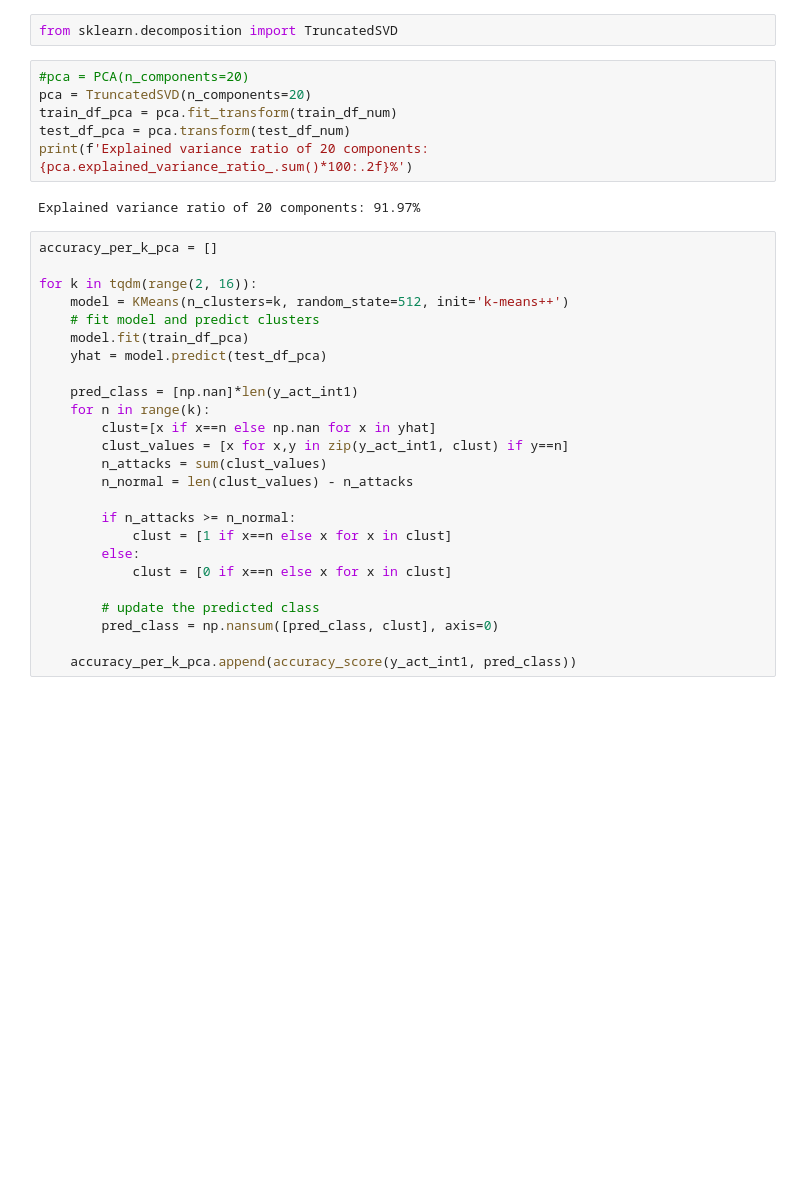
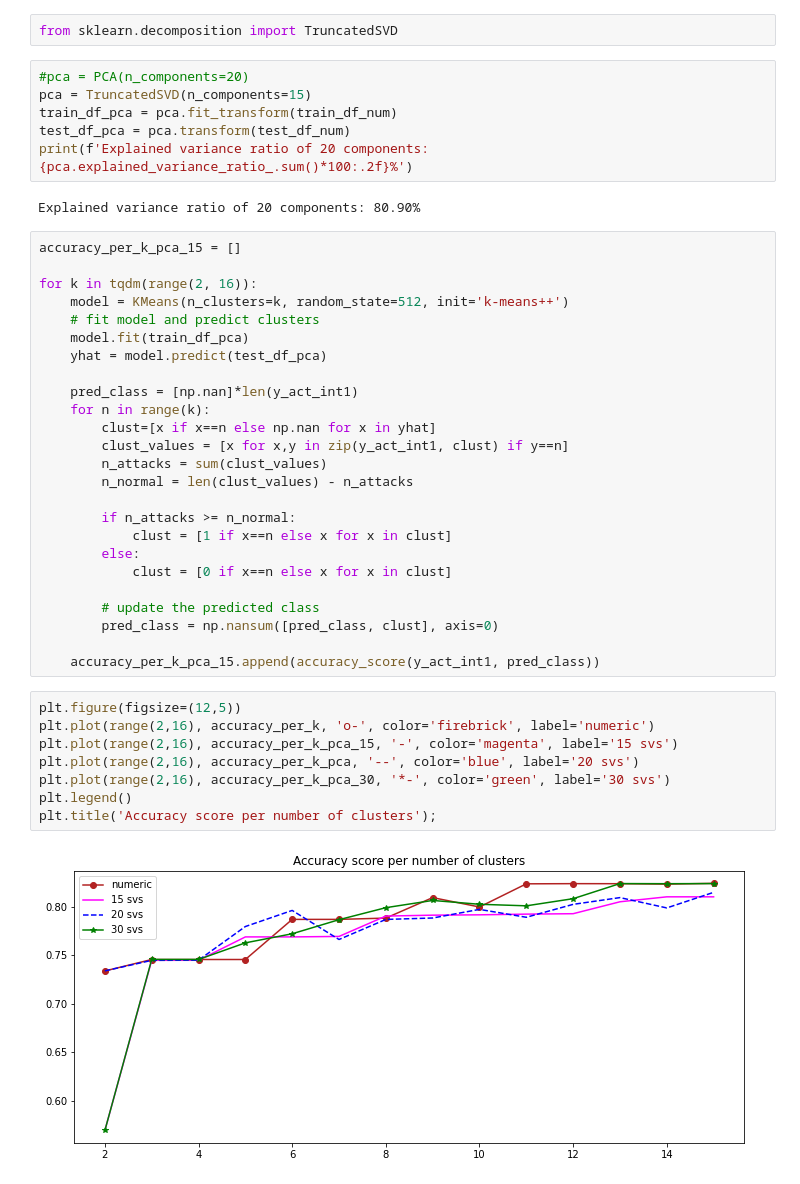
Before and after one commit to foukonana/MSc_MachineLearning_Asgmts, a Jupyter notebook: Assignments/Final/intrusion_detection.ipynb, the cells around one changed output. Saved outputs shown, nothing was run; the diff lists cells and outputs as text; blank space fills up the shorter version.

```diff
--- a/Assignments/Final/intrusion_detection.ipynb
+++ b/Assignments/Final/intrusion_detection.ipynb
@@ -178,14 +178,14 @@ plt.title('Accuracy score per number of clusters');
 from sklearn.decomposition import TruncatedSVD
 # %%
 #pca = PCA(n_components=20)
-pca = TruncatedSVD(n_components=20)
+pca = TruncatedSVD(n_components=15)
 train_df_pca = pca.fit_transform(train_df_num)
 test_df_pca = pca.transform(test_df_num)
 print(f'Explained variance ratio of 20 components: {pca.explained_variance_ratio_.sum()*100:.2f}%')
 # %% [output]
-Explained variance ratio of 20 components: 91.97%
+Explained variance ratio of 20 components: 80.90%
 # %%
-accuracy_per_k_pca = []
+accuracy_per_k_pca_15 = []
 
 for k in tqdm(range(2, 16)):
     model = KMeans(n_clusters=k, random_state=512, init='k-means++')
@@ -208,4 +208,14 @@ for k in tqdm(range(2, 16)):
         # update the predicted class
         pred_class = np.nansum([pred_class, clust], axis=0)
 
-    accuracy_per_k_pca.append(accuracy_score(y_act_int1, pred_class))
+    accuracy_per_k_pca_15.append(accuracy_score(y_act_int1, pred_class))
+# %%
+plt.figure(figsize=(12,5))
+plt.plot(range(2,16), accuracy_per_k, 'o-', color='firebrick', label='numeric')
+plt.plot(range(2,16), accuracy_per_k_pca_15, '-', color='magenta', label='15 svs')
+plt.plot(range(2,16), accuracy_per_k_pca, '--', color='blue', label='20 svs')
+plt.plot(range(2,16), accuracy_per_k_pca_30, '*-', color='green', label='30 svs')
+plt.legend()
+plt.title('Accuracy score per number of clusters');
+# %% [output]
+[figure, added]
```
Also changed, not shown: parts of 18 cells of this notebook.
